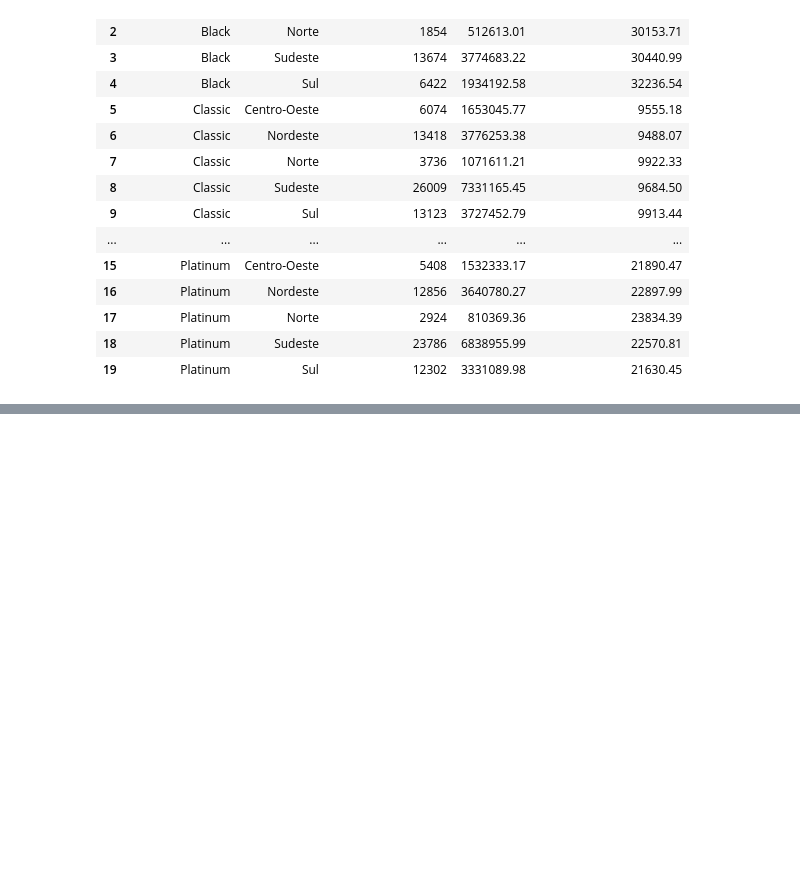
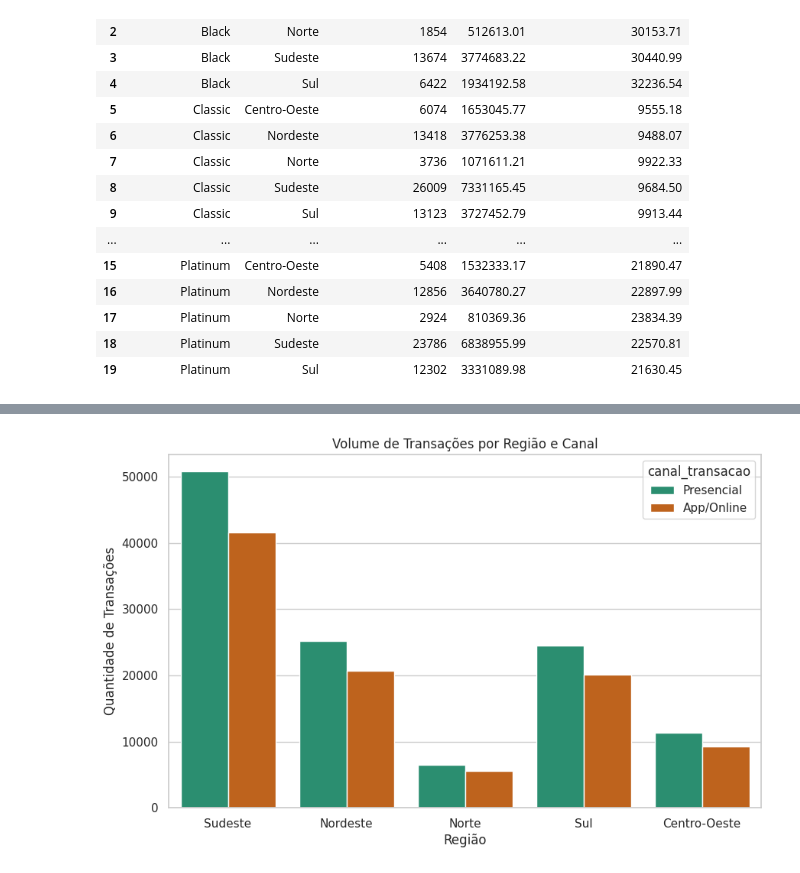
Before and after one commit to pedrojrcruz30-code/PROJETO_FINAL_CONTINUADA, a Jupyter notebook: projeto_final_continuada.ipynb, the cells around one changed output, grey strips where cells are left out. Saved outputs shown, nothing was run; the diff lists cells and outputs as text; code cells hidden in the pictures; blank space fills up the shorter version.

```diff
--- a/projeto_final_continuada.ipynb
+++ b/projeto_final_continuada.ipynb
@@ -943,0 +1019,3 @@ display(analise_final)
+# %%
+# configuração recomendada para toda análise
+sns.set_theme(style="whitegrid", palette="muted")
@@ -943,0 +1026,11 @@ display(analise_final)
+# %%
+plt.figure(figsize=(10, 6))
+# Conta quantas transações aconteceram por região, divididas pelo canal
+sns.countplot(data=df_completo, x='regiao', hue='canal_transacao', palette='Dark2')
+
+plt.title('Volume de Transações por Região e Canal')
+plt.xlabel('Região')
+plt.ylabel('Quantidade de Transações')
+plt.show()
+# %% [output]
+[figure, added]
```
Also changed, not shown: parts of 13 cells of this notebook.
